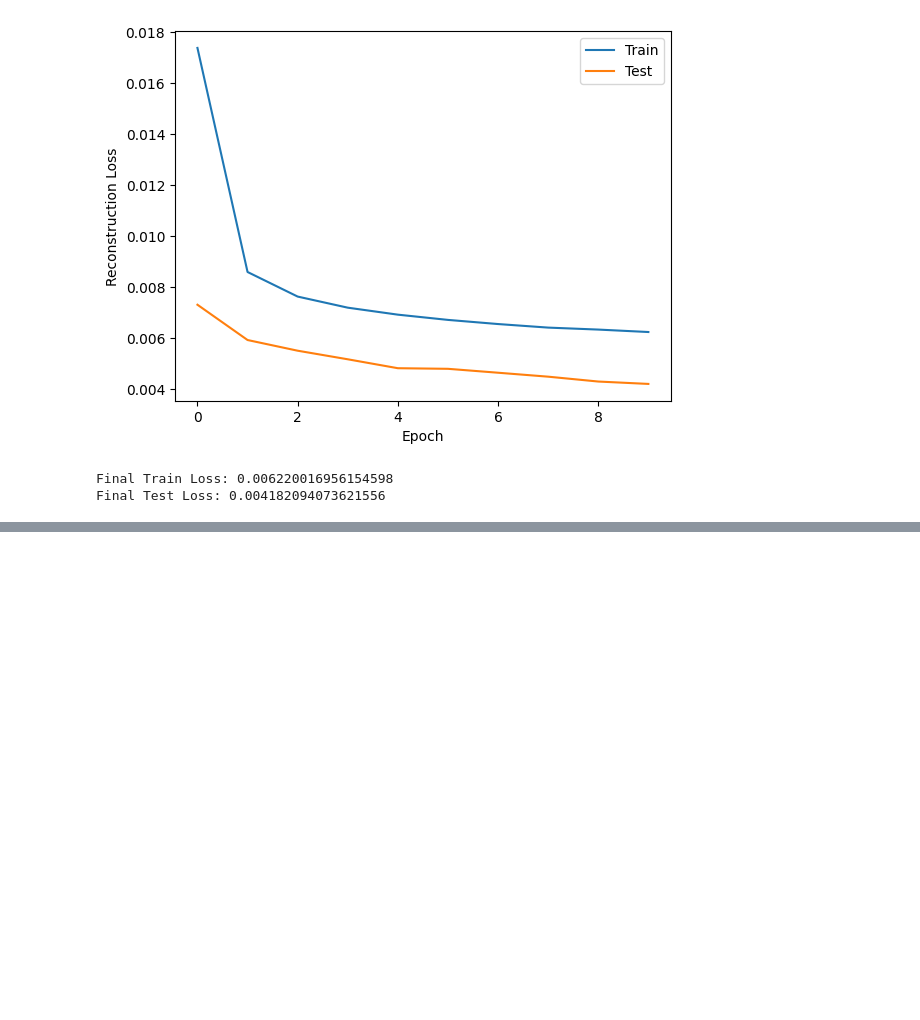
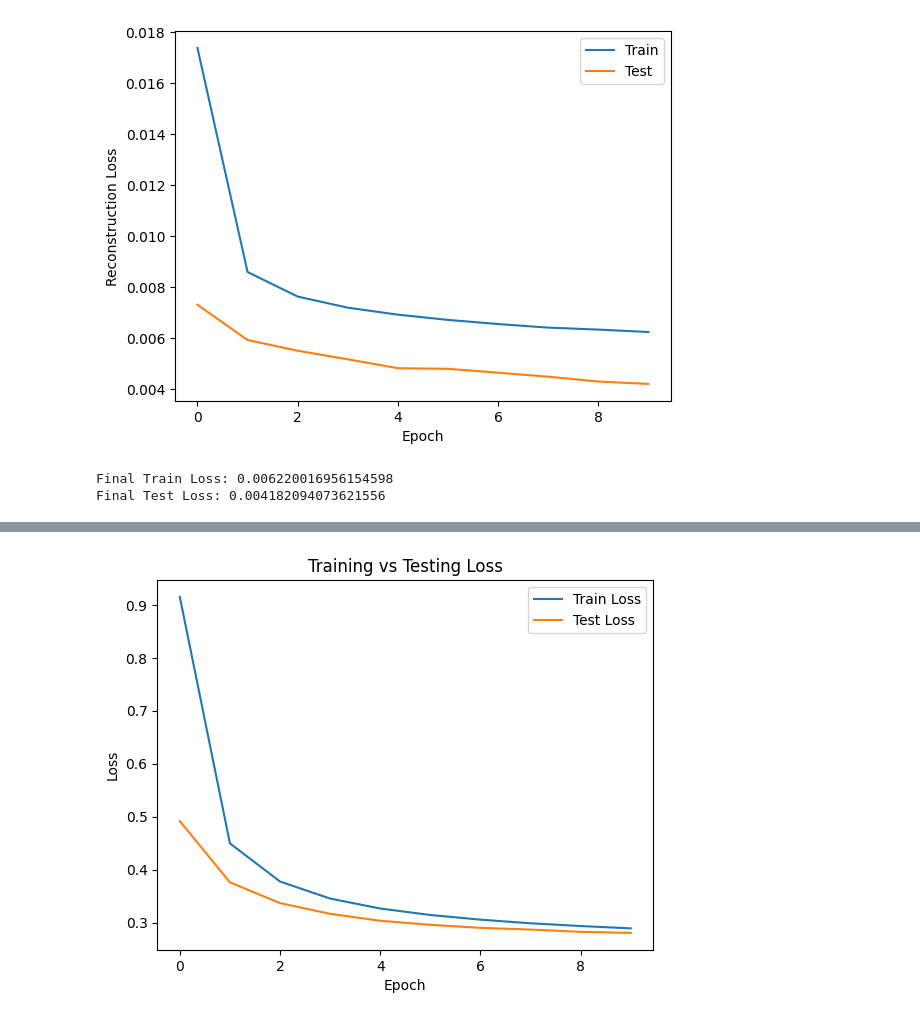
Before and after one commit to yashc73080/CS462-Deep-Learning, a Jupyter notebook: HW2/features_unsupervised_and_transfer_learning.ipynb, the cells around one changed output, grey strips where cells are left out. Cells and saved outputs as stored; diff of their text form; code cells hidden in the pictures; blank space fills up the shorter version.

```diff
--- a/HW2/features_unsupervised_and_transfer_learning.ipynb
+++ b/HW2/features_unsupervised_and_transfer_learning.ipynb
@@ -321,0 +429,8 @@ Final Test Loss: 0.004182094073621556
+# %%
+# 2. Pretrained encoder, freeze
+classifer2, train_losses2, test_losses2 = train_test_classifier(mnist_train_loader, mnist_test_loader, pretrained_encoder=trained_encoder, freeze_encoder=True, plot=True)
+
+print(f'Final Train Loss: {train_losses2[-1]}')
+print(f'Final Test Loss: {test_losses2[-1]}')
+# %% [output]
+[figure, added]
```
Also changed, not shown: parts of 9 cells of this notebook.
